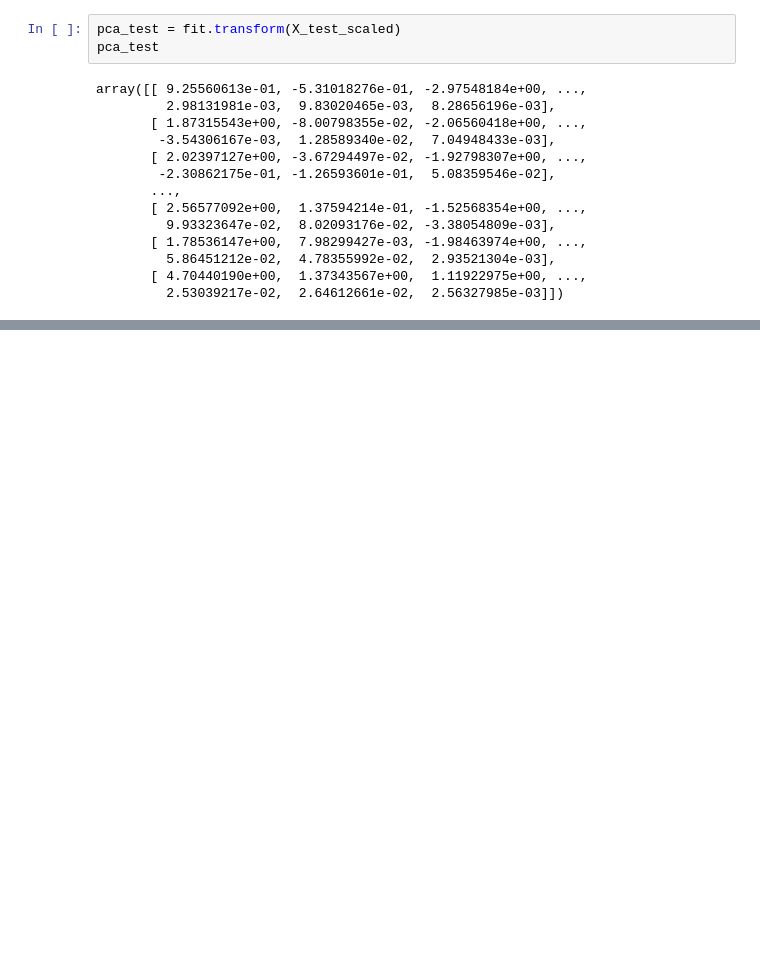
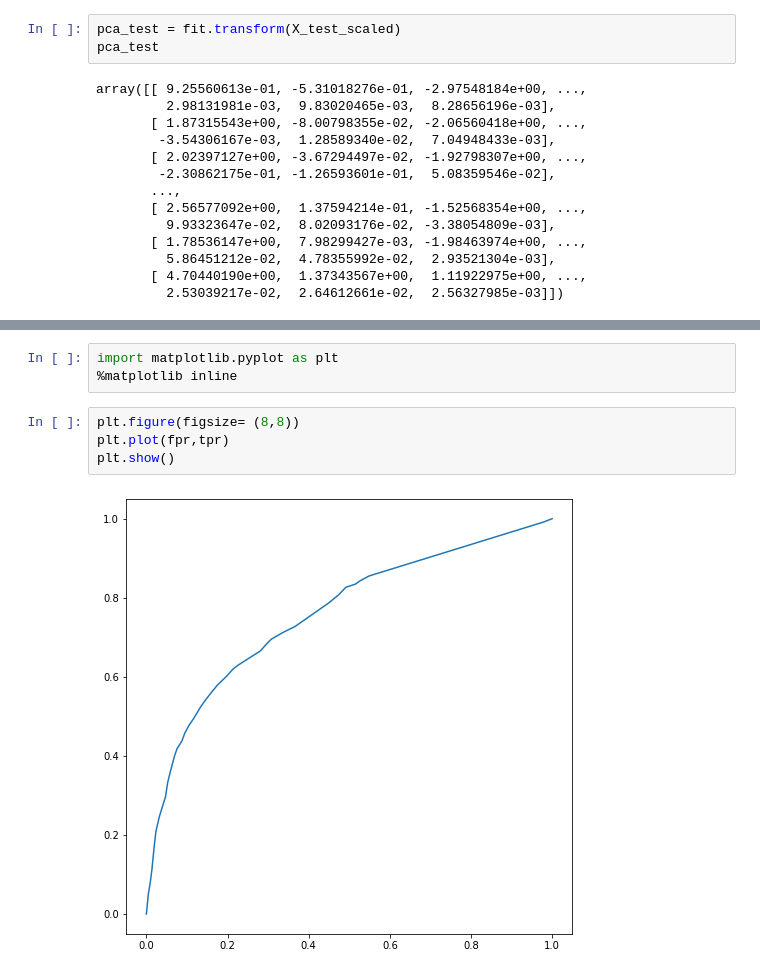
Before and after one commit to tinacliu/mod5_project, a Jupyter notebook: mo_notebook.ipynb, the cells around one changed output, grey strips where cells are left out. Saved outputs shown, nothing was run; the diff lists cells and outputs as text; blank space fills up the shorter version.

```diff
--- a/mo_notebook.ipynb
+++ b/mo_notebook.ipynb
@@ -491,0 +523,9 @@ pd.DataFrame(opt_tree.cv_results_)
+# %%
+import matplotlib.pyplot as plt
+%matplotlib inline
+# %%
+plt.figure(figsize= (8,8))
+plt.plot(fpr,tpr)
+plt.show()
+# %% [output]
+[figure, added]
```
Also changed, not shown: parts of 14 cells of this notebook.
